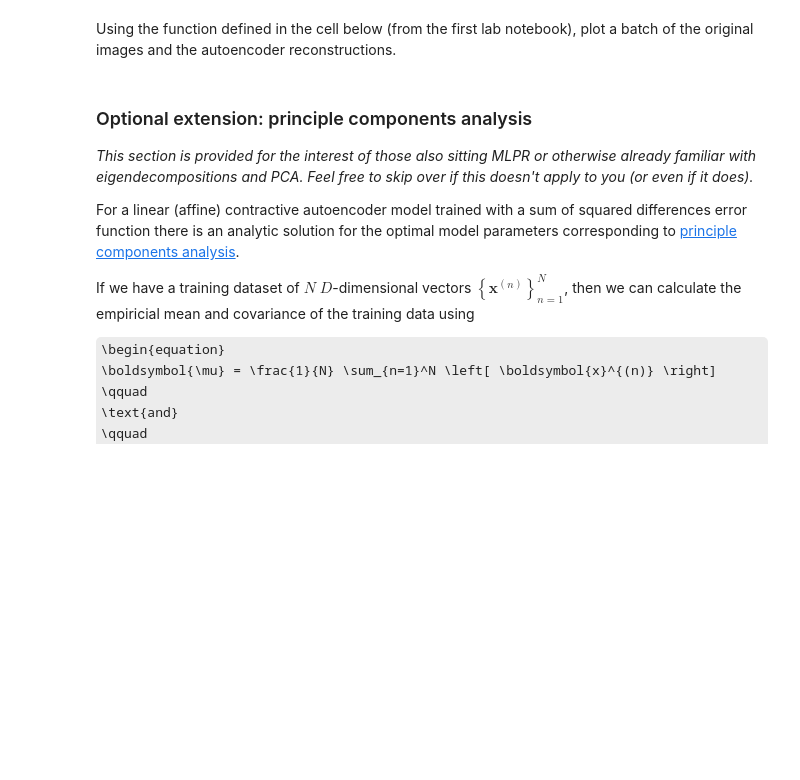
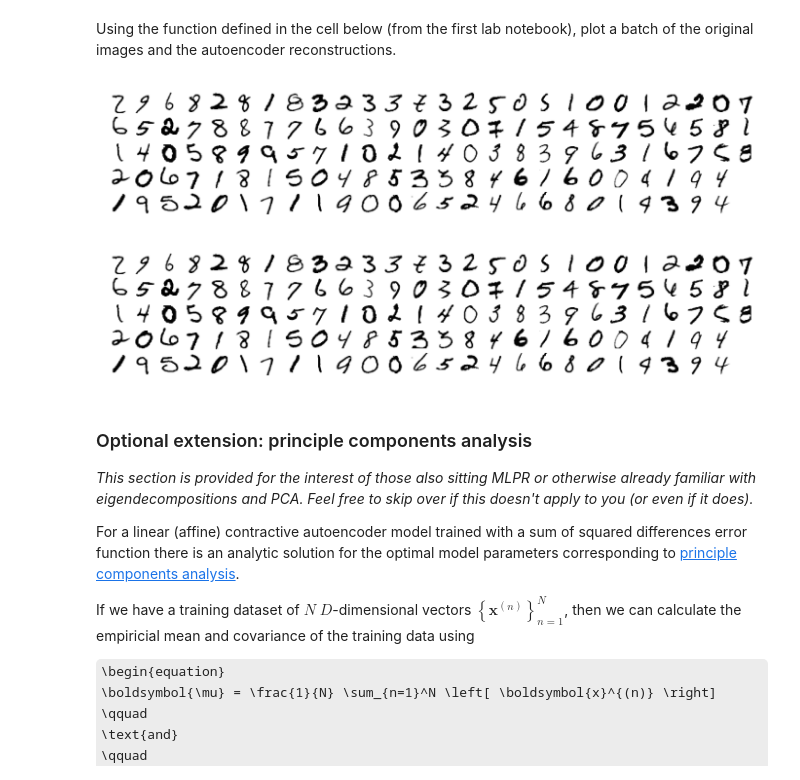
Before and after one commit to FlintyTub49/MLPractical-UoE, a Jupyter notebook: notebooks/07_Autoencoders.ipynb, the cells around one changed output. Cells and saved outputs as stored; diff of their text form; code cells hidden in the pictures; some formulas as TeX source; blank space fills up the shorter version.

```diff
--- a/notebooks/07_Autoencoders.ipynb
+++ b/notebooks/07_Autoencoders.ipynb
@@ -30,3 +30,8 @@ import matplotlib.pyplot as plt
+# %%
+seed = 6102016
+rng = np.random.RandomState(seed)
+
+batch_size = 128
 # %% [markdown]
 Using the function defined in the cell below (from the first lab notebook), plot a batch of the original images and the autoencoder reconstructions.
 # %%
@@ -53,6 +58,18 @@ def show_batch_of_images(img_batch, fig_size=(3, 3), num_rows=None):
     fig.tight_layout()
     plt.show()
     return fig, ax
+# %%
+train_data = data_providers.MNISTAutoencoderDataProvider('train', rng = rng)
+valid_data = data_providers.MNISTAutoencoderDataProvider('valid', rng = rng)
+
+train_data.batch_size = batch_size
+
+inputs, target = train_data.next()
+_ = show_batch_of_images(inputs.reshape(batch_size, 28, 28), num_rows = 5, fig_size=(7, 7))
+_ = show_batch_of_images(target.reshape(batch_size, 28, 28), num_rows = 5, fig_size=(7, 7))
+# %% [output]
+[figure, added]
+[figure, added]
 # %% [markdown]
 ### Optional extension: principle components analysis
 
```
Also changed, not shown: parts of 5 cells of this notebook, 2 other files.
